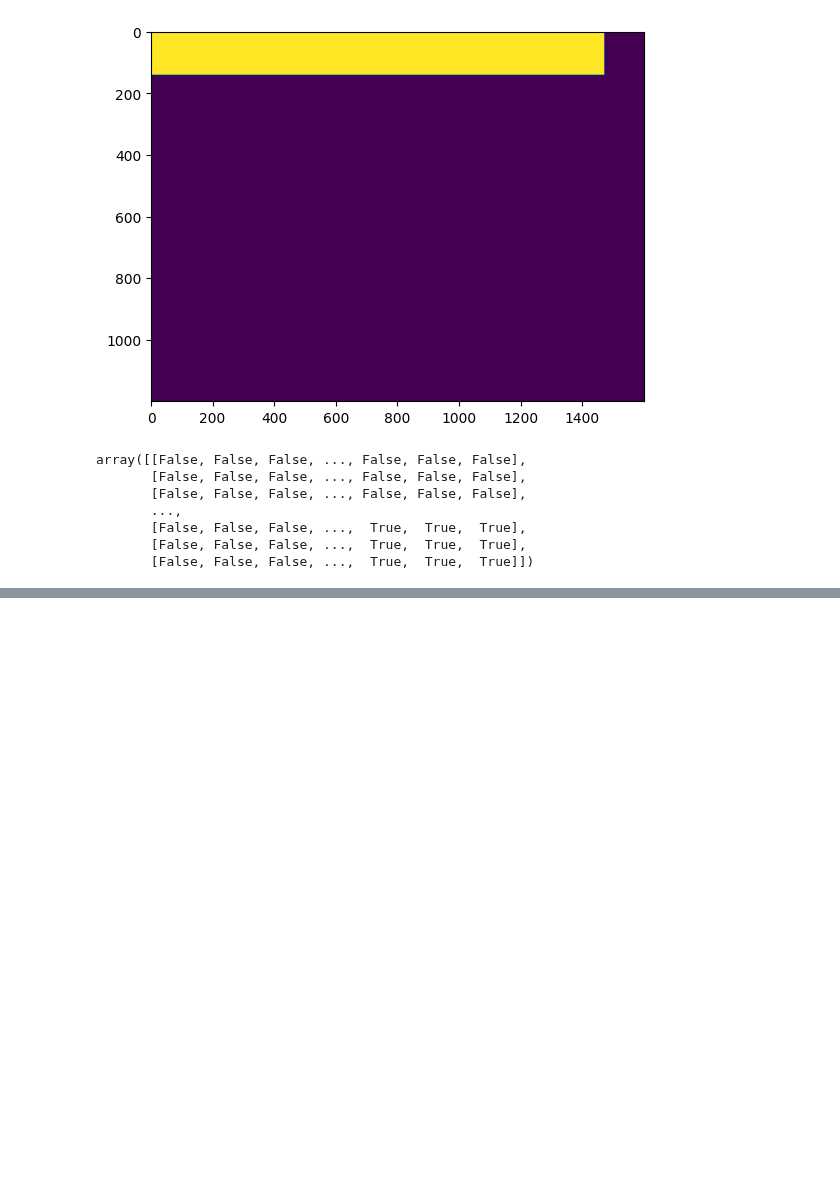
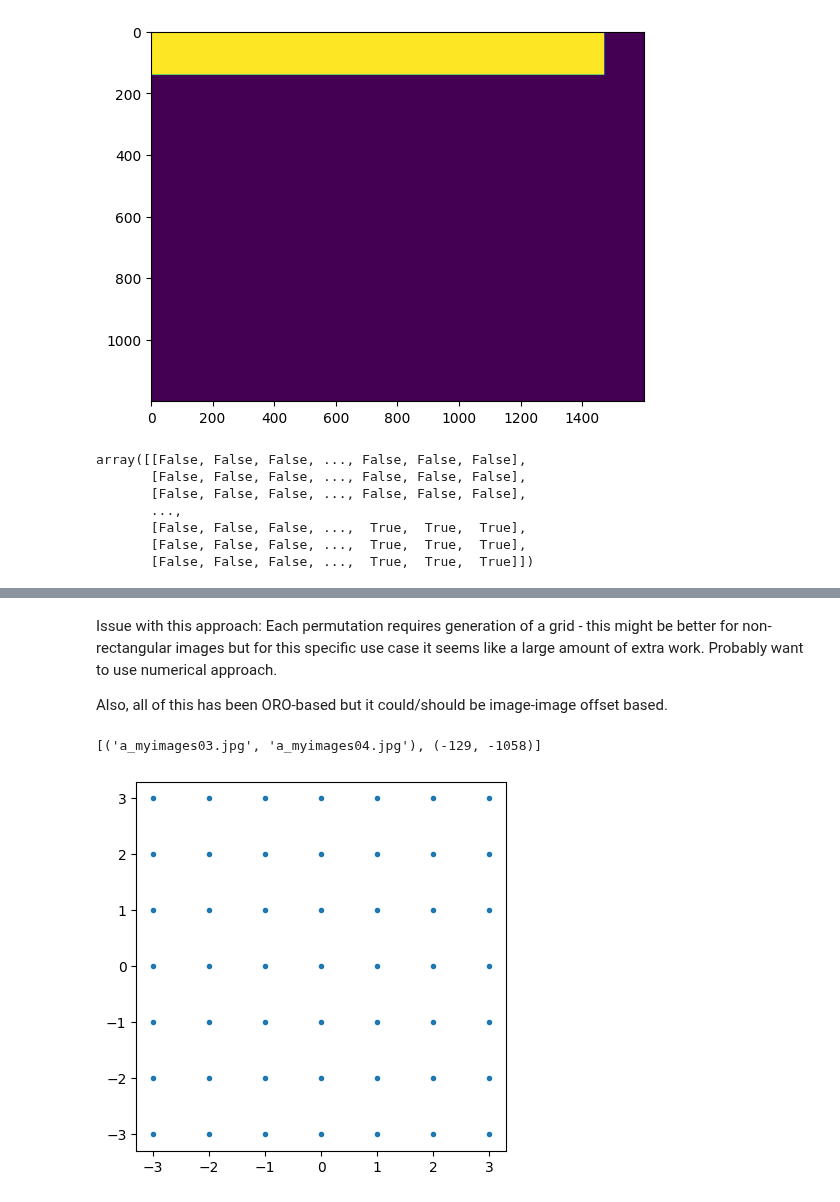
Before and after one commit to jess-garnett/MISalign, a Jupyter notebook: MISalign/alignment/prototype_diff_grad.ipynb, the cells around one changed output, grey strips where cells are left out. Saved outputs shown, nothing was run; the diff lists cells and outputs as text; code cells hidden in the pictures; blank space fills up the shorter version.

Commit message:
pivoting prototype to image-image offset rather than origin relative offset

```diff
--- a/MISalign/alignment/prototype_diff_grad.ipynb
+++ b/MISalign/alignment/prototype_diff_grad.ipynb
@@ -262,0 +278,24 @@ plt.imshow(A_iso_arr==2)
+# %% [markdown]
+Issue with this approach: Each permutation requires generation of a grid - this might be better for non-rectangular images but for this specific use case it seems like a large amount of extra work. Probably want to use numerical approach.
+
+Also, all of this has been ORO-based but it could/should be image-image offset based.
+# %%
+diff_grad_rel=mp.get_rels('r')[2]
+print(diff_grad_rel)
+# [('a_myimages03.jpg', 'a_myimages04.jpg'), (-129, -1058)]
+# The top left corner of a3 is at the 'origin'. The top left corner of a4 is 129 to the right and 1058 down
+# %% [output]
+[('a_myimages03.jpg', 'a_myimages04.jpg'), (-129, -1058)]
+# %%
+check_distance=3
+check_shape=(1+check_distance*2,1+check_distance*2)
+check_grid=np.fromfunction(lambda x,y: np.array([x-check_distance,y-check_distance]),shape=check_shape)
+plt.plot(check_grid[0].flatten(),check_grid[1].flatten(),".")
+plt.gca().set_aspect('equal')
+
+offset_test_grid=np.full((2,*check_shape),np.array([[diff_grad_rel[1]]]).T)+check_grid
+
+# test_values=np.fromfunction(lambda x,y: np.abs(x-check_distance)+np.abs(y-check_distance),shape=check_shape)
+# plt.imshow(test_values)
+# %% [output]
+[figure, added]
```
Also changed, not shown: parts of 3 cells of this notebook.
